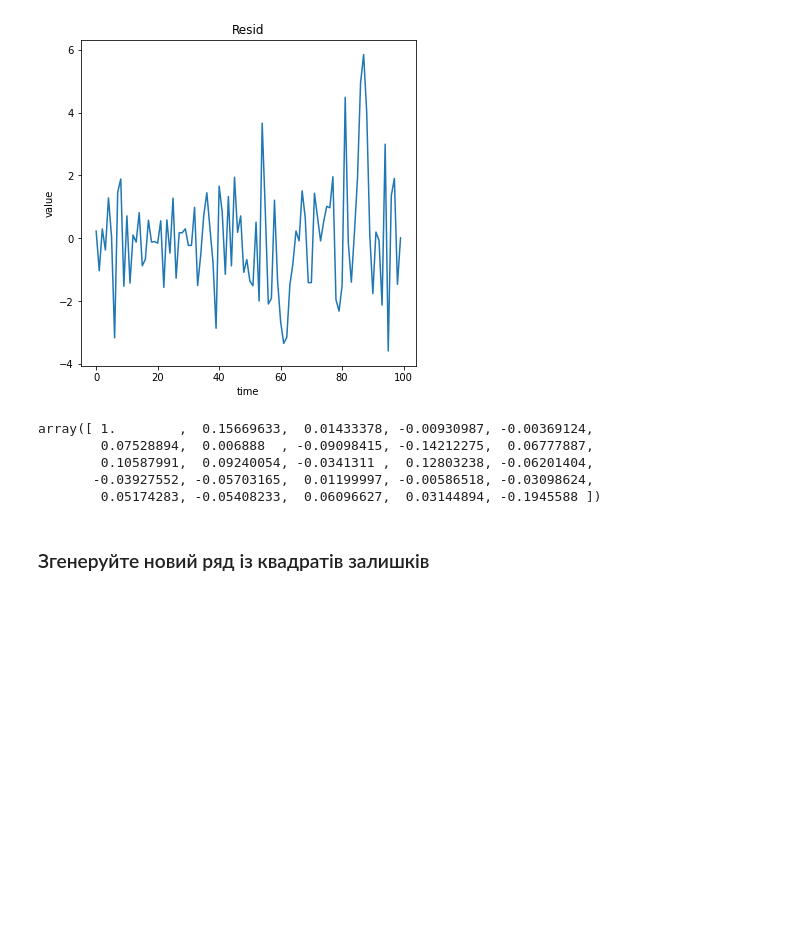
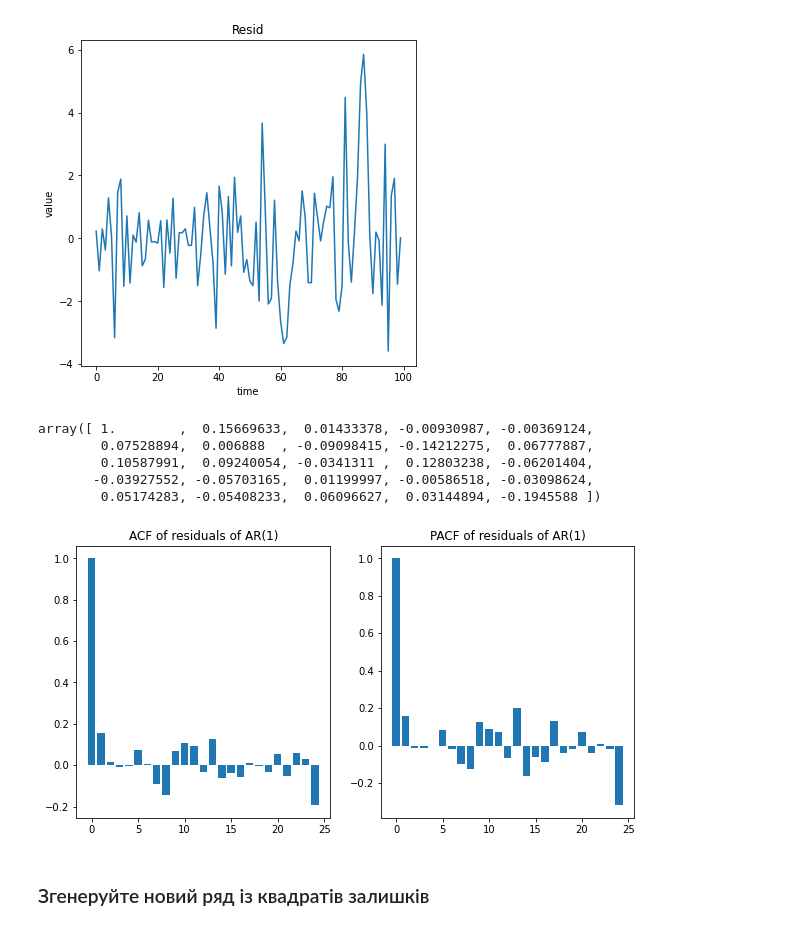
Before and after one commit to artemkavara/time_series_kpi, a Jupyter notebook: Lab_5/Lab_5.ipynb, the cells around one changed output. Saved outputs shown, nothing was run; the diff lists cells and outputs as text; code cells hidden in the pictures; blank space fills up the shorter version.

Commit message:
Add acf/pacf plotting function

```diff
--- a/Lab_5/Lab_5.ipynb
+++ b/Lab_5/Lab_5.ipynb
@@ -138,6 +138,21 @@ plt.title('Resid')
 plt.show();
 # %% [output]
 [figure]
+# %%
+def plot_acf(y:list, nlags:int = 24, label = None):
+    '''
+    Plot the ACF/PACF
+    Params:
+        y: list (time series)
+        nlags: number of lags to use in computations
+        label: label to show in the title of plot
+    '''
+    fig, ax = plt.subplots(1, 2,figsize=(10, 5))
+    ax[0].bar(range(nlags+1),acf(y, nlags = nlags));
+    ax[1].bar(range(nlags+1),pacf(y, nlags = nlags));
+    ax[0].set_title(r"ACF of "+label)
+    ax[1].set_title(r"PACF of "+label)
+    fig.show();
 # %%
 acf(resid, nlags=24)
 # %% [output]
@@ -146,6 +161,10 @@ array([ 1.        ,  0.15669633,  0.01433378, -0.00930987, -0.00369124,
         0.10587991,  0.09240054, -0.0341311 ,  0.12803238, -0.06201404,
        -0.03927552, -0.05703165,  0.01199997, -0.00586518, -0.03098624,
         0.05174283, -0.05408233,  0.06096627,  0.03144894, -0.1945588 ])
+# %%
+plot_acf(resid, label = "residuals of AR(1)")
+# %% [output]
+[figure, added]
 # %% [markdown]
 ### Згенеруйте новий ряд із квадратів залишків
 # %%
```
Also changed, not shown: parts of 5 cells of this notebook.
